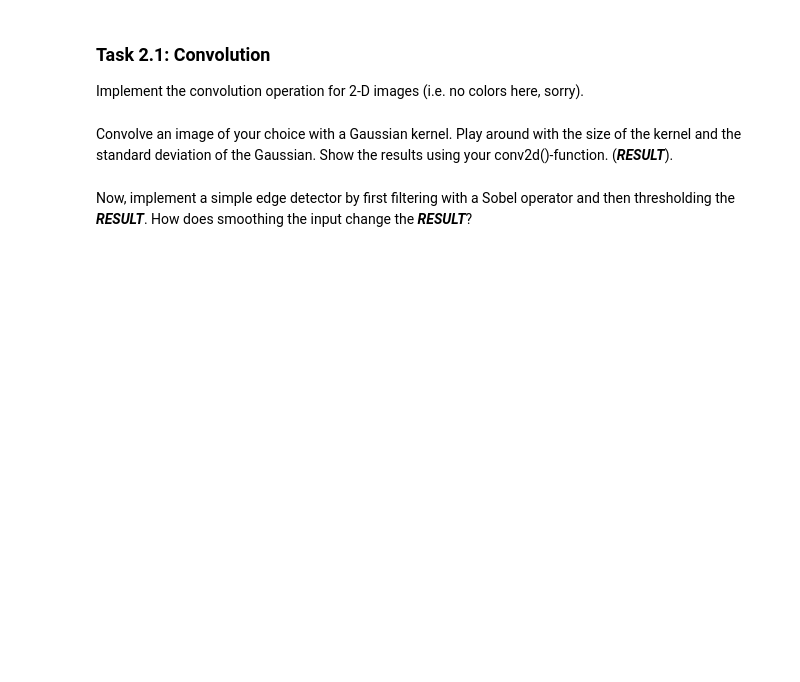
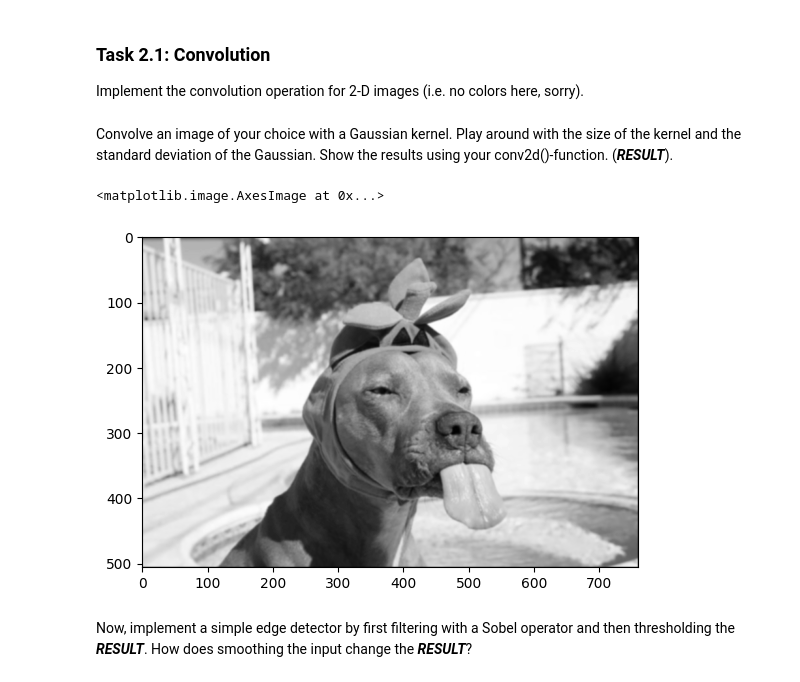
Before and after one commit to theRealProHacker/Computer-Vision, a Jupyter notebook: assignment02.ipynb, the cells around one changed output. Cells and saved outputs as stored; diff of their text form; code cells hidden in the pictures; blank space fills up the shorter version.

```diff
--- a/assignment02.ipynb
+++ b/assignment02.ipynb
@@ -24,2 +15,31 @@ plt.imshow(conv2d(image, []), cmap='gray')
+# %%
+def conv2d(image: np.ndarray, kernel: np.ndarray) -> np.ndarray:
+    """
+    Convolve a 2D image with a kernel.
+
+    Assumes input image is grayscale.
+    Assumes the input makes sense (e.g. kernel is smaller than image)
+    and has the correct data types (e.g. no complex numbers)
+    """
+    kh, kw = kernel.shape
+    ih, iw = image.shape
+
+    result = np.zeros_like(image)
+    for y in range(ih):
+        for x in range(iw):
+            for ky in range(kh):
+                for kx in range(kw):
+                    # calculate the position in the image
+                    ix = x + kx - kw // 2
+                    iy = y + ky - kh // 2
+                    if ix >= 0 and ix < iw and iy >= 0 and iy < ih:
+                        result[y, x] += image[iy, ix] * kernel[ky, kx]
+    return result
+
+nothing_kernel = np.array([
+    [0, 0, 0],
+    [0, 1, 0],
+    [0, 0, 0]
+])
 # %% [markdown]
 Convolve an image of your choice with a Gaussian kernel. Play around with the size of the kernel and the standard deviation of the Gaussian. Show the results using your conv2d()-function.  (***RESULT***).
@@ -28,2 +46,16 @@ Convolve an image of your choice with a Gaussian kernel. Play around with the si
+# %%
+image = color.rgb2gray(io.imread('images/dog.jpg'))
+
+def gaussian_kernel(size: int, sigma: float) -> np.ndarray:
+    kernel = np.fromfunction(lambda x, y: (1/(2*np.pi*sigma**2)) * np.exp(-((x-size//2)**2 + (y-size//2)**2)/(2*sigma**2)), (size, size))
+    kernel /= np.sum(kernel)
+    return kernel
+
+smooth = conv2d(image, gaussian_kernel(5, 0.9))
+
+plt.imshow(smooth, cmap='gray')
+# %% [output]
+<matplotlib.image.AxesImage at 0x...>
+[figure, added]
 # %% [markdown]
 Now, implement a simple edge detector by first filtering with a Sobel operator and then thresholding the ***RESULT***. How does smoothing the input change the ***RESULT***?
```
Also changed, not shown: parts of 11 cells of this notebook.
